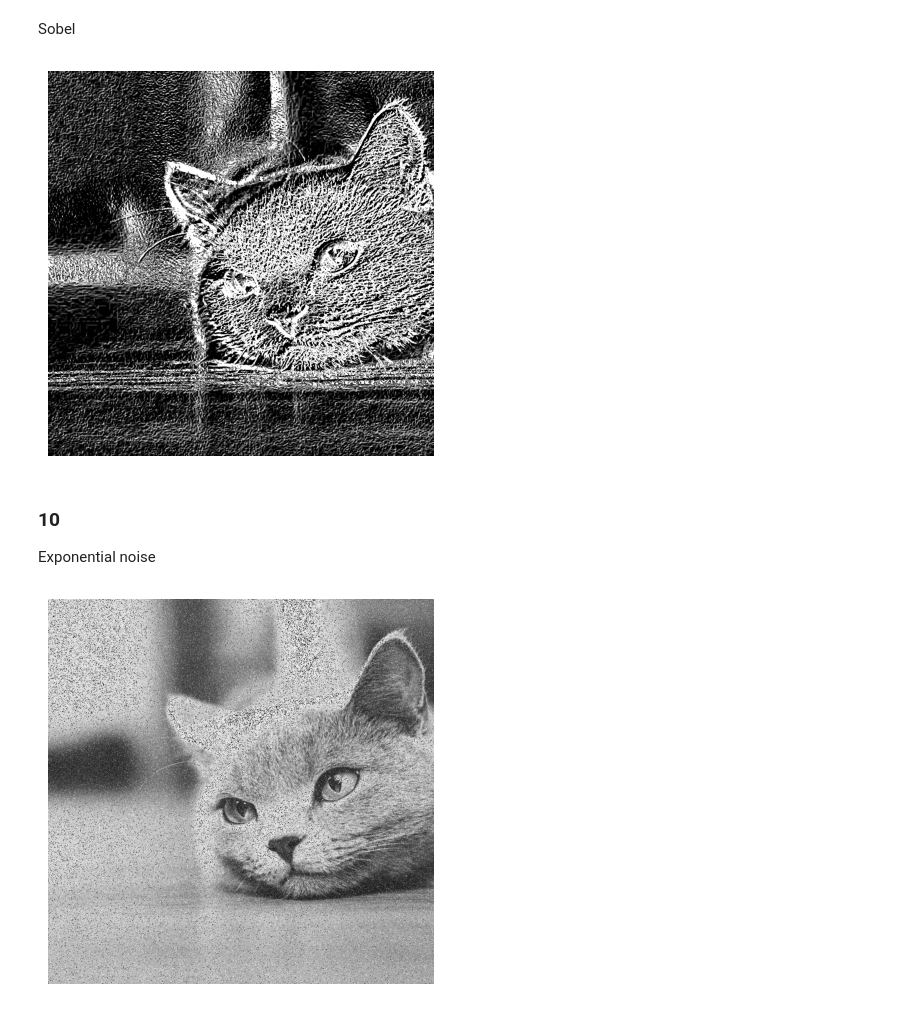
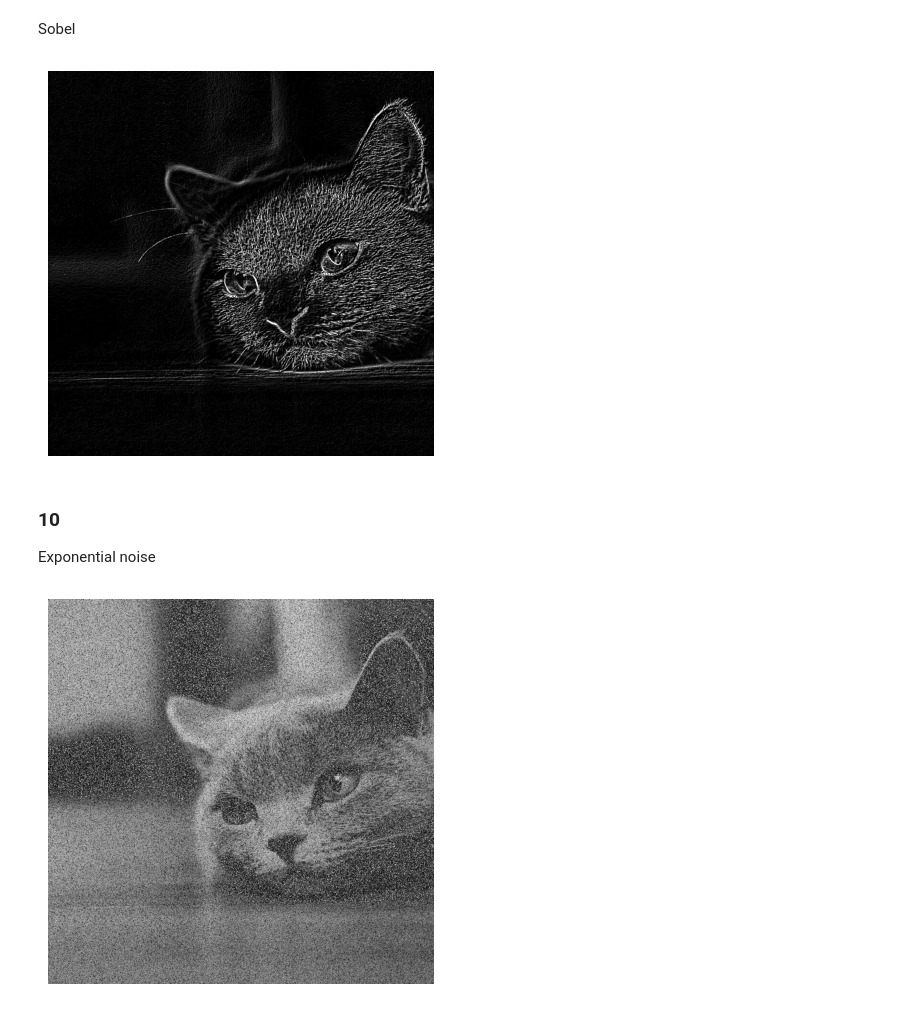
Before and after one commit to Gerrytty/digital-image-processing-course, a Jupyter notebook: lab3/lab3.ipynb, the cells around one changed output. Drawn from its saved outputs; the diff is of its cells as text; code cells hidden in the pictures.

```diff
--- a/lab3/lab3.ipynb
+++ b/lab3/lab3.ipynb
@@ -78,7 +78,7 @@ class ImageAnalyser:
         axes[0].bar(range(0, 256), red_dict, 1, color='red')
         axes[1].bar(range(0, 256), green_dict, 1, color='green')
         axes[2].bar(range(0, 256), blue_dict, 1, color='blue')
-        plt.savefig(f"{path_to_save}/{hist_name}.png")
+        # plt.savefig(f"{path_to_save}/{hist_name}.png")
 
         plt.show()
 
@@ -108,13 +108,14 @@ class ImageAnalyser:
 
         return out_img
 
-    def add_noise(self, a=0.1):
+    def add_noise(self, a=0.3):
         image = self.gray_img.copy().astype(float) / 255
         row, col = image.shape
         exponential = np.random.exponential(a, (row, col))
         exponential = exponential.reshape(row, col)
-        noisy = image + exponential
+        noisy = image - exponential
         noisy *= 255
+        noisy[np.where(noisy < 0)[0], np.where(noisy < 0)[1]] += 2 * exponential[np.where(noisy < 0)[0], np.where(noisy <0)[1]] * 255
         return noisy.astype(np.uint8)
 
     def filter_img(self, kernel_size, func, image=None):
@@ -327,28 +335,32 @@ axes[1].set_axis_off()
 Sobel
 # %%
 img = image_analyser.gray_img.copy()
-img_sobelx = cv2.Sobel(img, cv2.CV_8U, 1, 0, ksize=5)
-img_sobely = cv2.Sobel(img, cv2.CV_8U, 0, 1, ksize=5)
-img_sobel = img_sobelx + img_sobely
+sobel = np.array([[-1, 0, 1], [-2, 0, 2], [-1, 0, 1]])
+
+img_sobelx = cv2.filter2D(img, -1, sobel)
+img_sobely = cv2.filter2D(img, -1, sobel.T)
+full_img = img_sobelx.astype(float) + img_sobely.astype(float)
+big_pixels = np.where(full_img > 255)
+full_img[big_pixels[0], big_pixels[1]] = 255
 
 fig, axes = plt.subplots(1, 1)
 axes.imshow(img_sobel, cmap="gray")
 axes.set_axis_off()
 plt.show()
 # %% [output]
-[figure, old version]
+[figure, new version]
 # %% [markdown]
 ### 10
 Exponential noise
 # %%
-noisy_img = image_analyser.add_noise()
+noisy_img = image_analyser.add_noise(0.2)
 
 fig, axes = plt.subplots(1, 1)
 axes.imshow(noisy_img, cmap="gray")
 axes.set_axis_off()
 plt.show()
 # %% [output]
-[figure, old version]
+[figure, new version]
 # %%
 original_std = np.std(image_analyser.gray_img)
 print(f"Original std = {original_std}")
```
Also changed, not shown: parts of 7 cells of this notebook.
